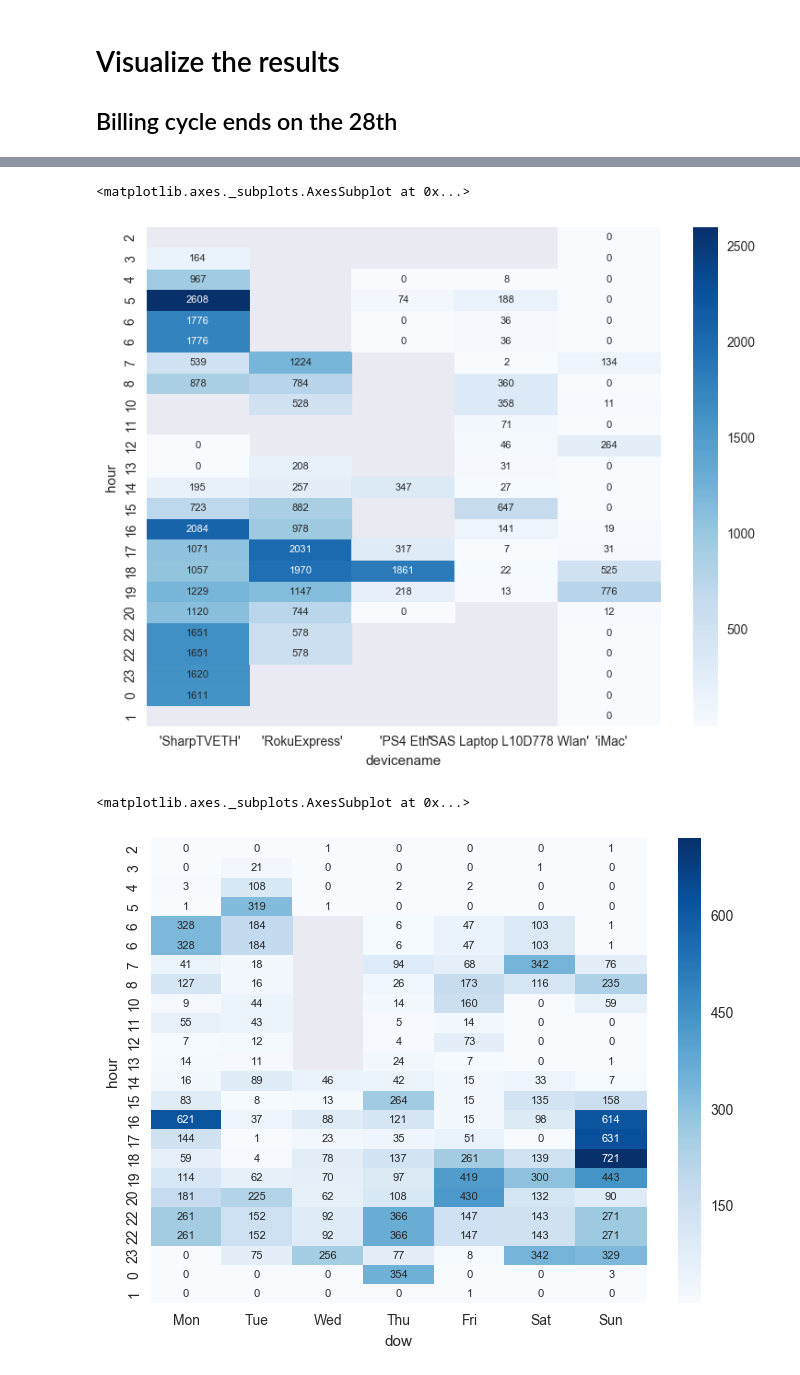
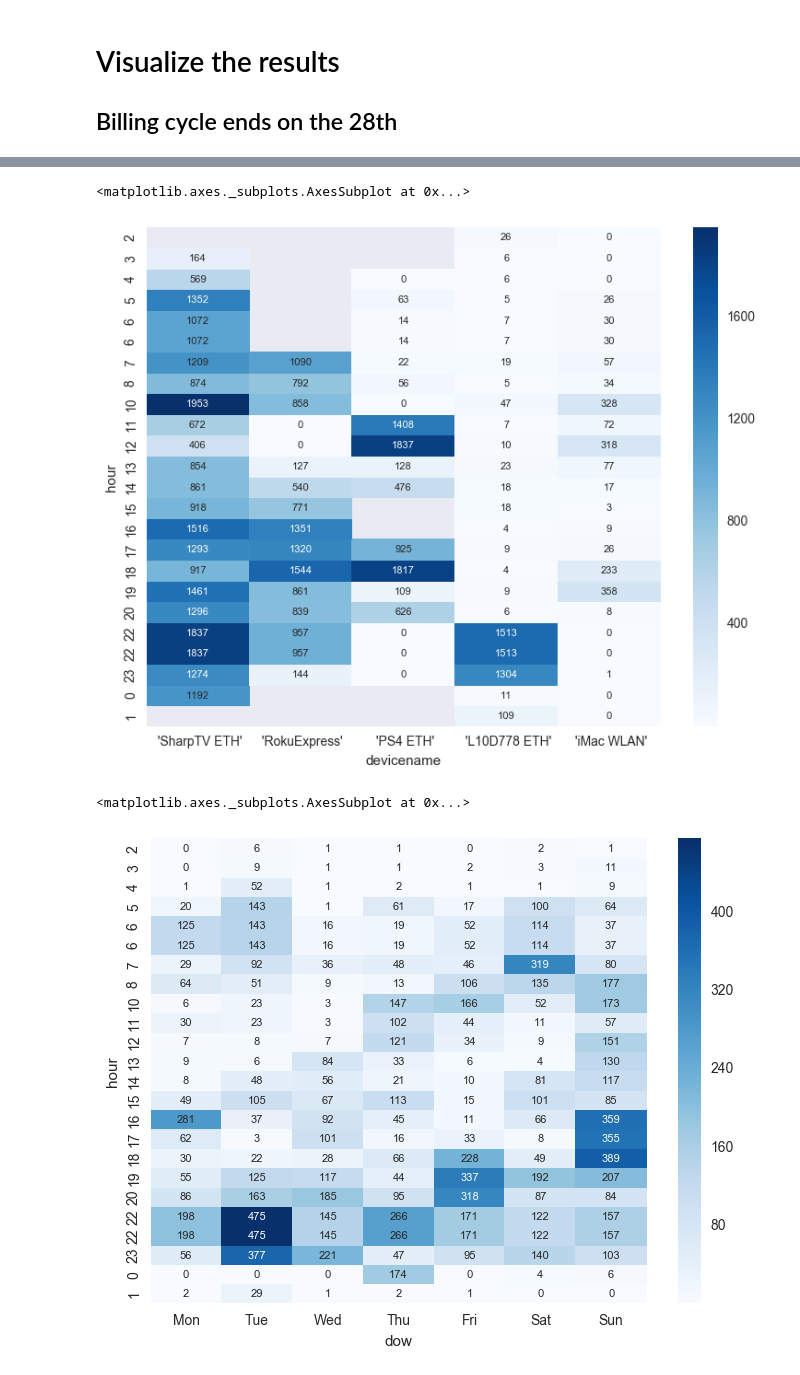
Before and after one commit to scoyote/Router-Tools, a Jupyter notebook: Parse Hourlyfile.ipynb, the cells around one changed output, grey strips where cells are left out. Cells and saved outputs as stored; diff of their text form; code cells hidden in the pictures.

```diff
--- a/Parse Hourlyfile.ipynb
+++ b/Parse Hourlyfile.ipynb
@@ -170,0 +181,5 @@ calmap.yearplot(data=alldaily,year=2018,cmap='Greens',alpha=.55)
+# %%
+alldaily = pd.read_pickle('/Users/samuelcroker/Documents/routerdata/legacy.p').append(dailytotal)
+alldaily.index = pd.to_datetime(alldaily.index)
+plt.rcParams['figure.figsize'] = 16, 8
+calmap.yearplot(data=alldaily,year=2018,cmap='Greens',alpha=.55)
@@ -258,9 +302,9 @@ import math
 
 hourorder =[2,3,4,5,6,6,7,8,10,11,12,13,14,15,16,17,18,19,20,22,22,23,0,1]
 
-recentdf['totalMB'] = recentdf['totalGB']*1000
-recentdf['totalMBlog'] = recentdf['totalMB'].apply(lambda x: math.log(x))
-devicehour = pd.pivot_table(data=recentdf,index='hour',values='totalMB',columns='devicename',aggfunc='mean')#,fill_value=0)
+finaldf['totalMB'] = finaldf['totalGB']*1000
+finaldf['totalMBlog'] = finaldf['totalMB'].apply(lambda x: math.log(x))
+devicehour = pd.pivot_table(data=finaldf,index='hour',values='totalMB',columns='devicename',aggfunc='mean')#,fill_value=0)
 
 plt.subplots(figsize=(16, 7))
 devicehour=devicehour.reindex(index=hourorder)
@@ -277,17 +321,14 @@ plt.subplots(figsize=(9, 7))
 sns.heatmap(largemac, cmap='Blues',annot=True,fmt=".0f",annot_kws={'size':8})
 # %% [output]
 <matplotlib.axes._subplots.AxesSubplot at 0x...>
-[figure, old version]
+[figure, new version]
 # %%
 weekdays = ['Mon','Tue','Wed','Thu','Fri','Sat','Sun']
-dayhour = pd.pivot_table(data=recentdf,index='dow',values='totalMB',columns='hour',aggfunc='mean')#,fill_value=0)
+dayhour = pd.pivot_table(data=finaldf,index='dow',values='totalMB',columns='hour',aggfunc='mean')#,fill_value=0)
 dayhour = dayhour.reindex(weekdays).transpose()
 dayhour = dayhour.reindex(index=hourorder)
-# recent_device = recent_device.reindex(index=col_ord)
-
-
 plt.subplots(figsize=(8,6))
 sns.heatmap(dayhour, cmap='Blues',annot=True,fmt=".0f",annot_kws={'size':8})
 # %% [output]
 <matplotlib.axes._subplots.AxesSubplot at 0x...>
-[figure, old version]
+[figure, new version]
```
Also changed, not shown: parts of 15 cells of this notebook.
